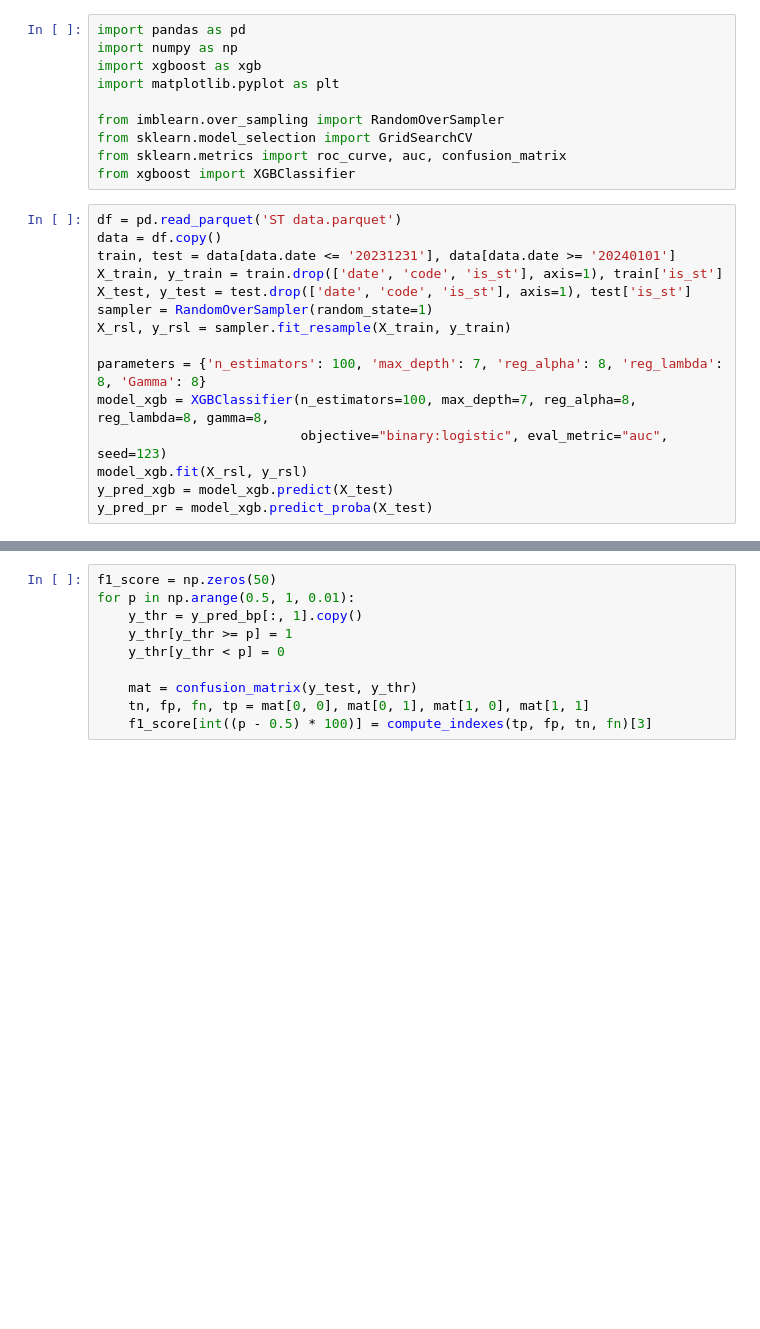
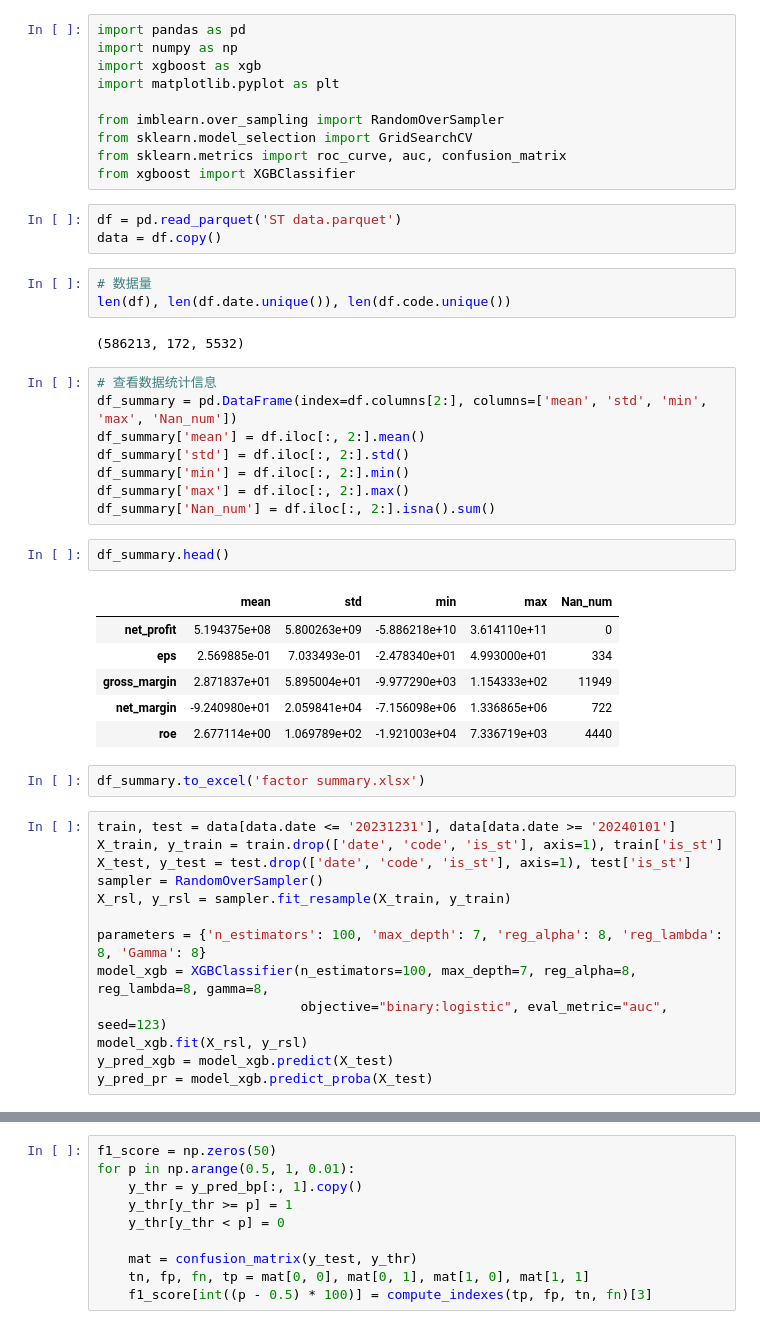
Before and after one commit to YuehaiW/Project3, a Jupyter notebook: model test.ipynb, the cells around one changed output, grey strips where cells are left out. Cells and saved outputs as stored; diff of their text form; blank space fills up the shorter version.

```diff
--- a/model test.ipynb
+++ b/model test.ipynb
@@ -8,13 +8,38 @@ from imblearn.over_sampling import RandomOverSampler
 from sklearn.model_selection import GridSearchCV
 from sklearn.metrics import roc_curve, auc, confusion_matrix
 from xgboost import XGBClassifier
+# %%
+df = pd.read_parquet('ST data.parquet')
+data = df.copy()
+# %%
+# 数据量
+len(df), len(df.date.unique()), len(df.code.unique())
+# %% [output]
+(586213, 172, 5532)
+# %%
+# 查看数据统计信息
+df_summary = pd.DataFrame(index=df.columns[2:], columns=['mean', 'std', 'min', 'max', 'Nan_num'])
+df_summary['mean'] = df.iloc[:, 2:].mean()
+df_summary['std'] = df.iloc[:, 2:].std()
+df_summary['min'] = df.iloc[:, 2:].min()
+df_summary['max'] = df.iloc[:, 2:].max()
+df_summary['Nan_num'] = df.iloc[:, 2:].isna().sum()
+# %%
+df_summary.head()
+# %% [output]
+|  | mean | std | min | max | Nan_num |
+| net_profit | 5.194375e+08 | 5.800263e+09 | -5.886218e+10 | 3.614110e+11 | 0 |
+| eps | 2.569885e-01 | 7.033493e-01 | -2.478340e+01 | 4.993000e+01 | 334 |
+| gross_margin | 2.871837e+01 | 5.895004e+01 | -9.977290e+03 | 1.154333e+02 | 11949 |
+| net_margin | -9.240980e+01 | 2.059841e+04 | -7.156098e+06 | 1.336865e+06 | 722 |
+| roe | 2.677114e+00 | 1.069789e+02 | -1.921003e+04 | 7.336719e+03 | 4440 |
+# %%
+df_summary.to_excel('factor summary.xlsx')
 # %%
-df = pd.read_parquet('ST data.parquet')
-data = df.copy()
 train, test = data[data.date <= '20231231'], data[data.date >= '20240101']
 X_train, y_train = train.drop(['date', 'code', 'is_st'], axis=1), train['is_st']
 X_test, y_test = test.drop(['date', 'code', 'is_st'], axis=1), test['is_st']
-sampler = RandomOverSampler(random_state=1)
+sampler = RandomOverSampler()
 X_rsl, y_rsl = sampler.fit_resample(X_train, y_train)
 
 parameters = {'n_estimators': 100, 'max_depth': 7, 'reg_alpha': 8, 'reg_lambda': 8, 'Gamma': 8}
```
Also changed, not shown: parts of 14 cells of this notebook.
